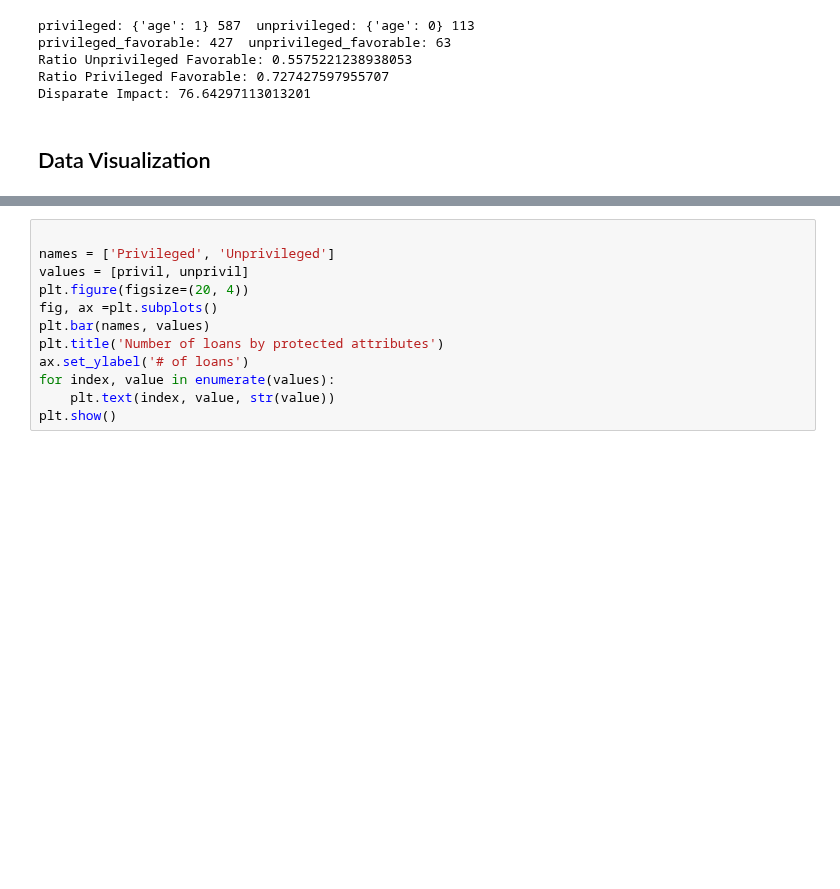
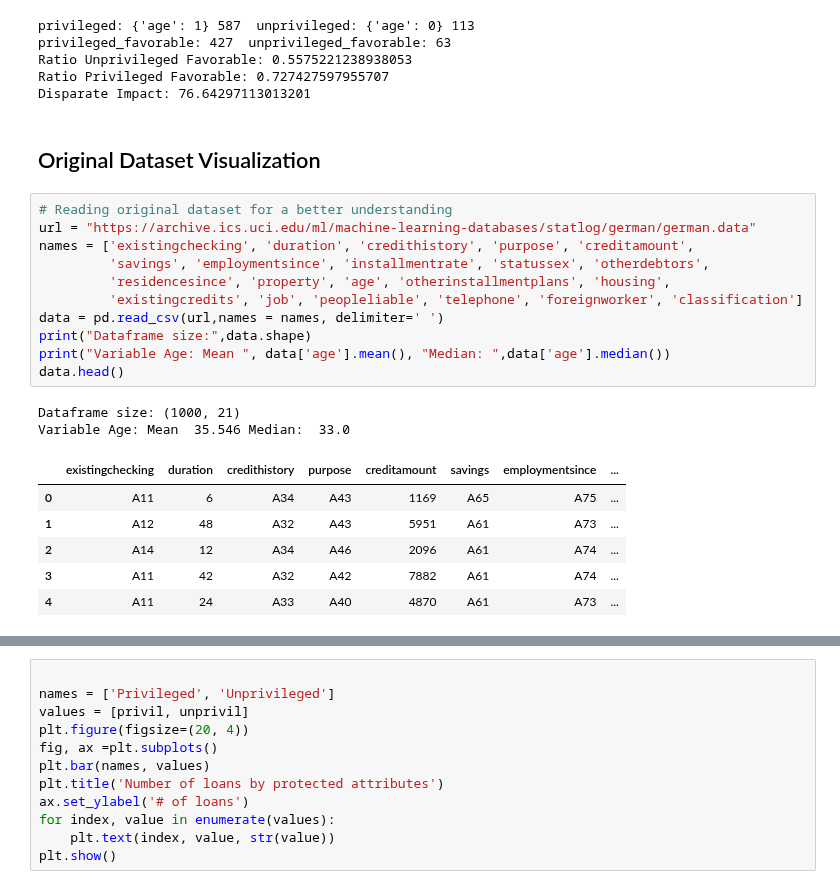
Before and after one commit to frios2020/Financial-Credit, a Jupyter notebook: Project_1_Data_Mining_Summer_2020.ipynb, the cells around one changed output, grey strips where cells are left out. Cells and saved outputs as stored; diff of their text form; blank space fills up the shorter version.

```diff
--- a/Project_1_Data_Mining_Summer_2020.ipynb
+++ b/Project_1_Data_Mining_Summer_2020.ipynb
@@ -285,4 +306,24 @@ Ratio Unprivileged Favorable: 0.5575221238938053
 Ratio Privileged Favorable: 0.727427597955707
 Disparate Impact: 76.64297113013201
 # %% [markdown]
-## Data Visualization
+## Original Dataset Visualization
+# %%
+# Reading original dataset for a better understanding
+url = "https://archive.ics.uci.edu/ml/machine-learning-databases/statlog/german/german.data"
+names = ['existingchecking', 'duration', 'credithistory', 'purpose', 'creditamount',
+         'savings', 'employmentsince', 'installmentrate', 'statussex', 'otherdebtors',
+         'residencesince', 'property', 'age', 'otherinstallmentplans', 'housing',
+         'existingcredits', 'job', 'peopleliable', 'telephone', 'foreignworker', 'classification']
+data = pd.read_csv(url,names = names, delimiter=' ')
+print("Dataframe size:",data.shape)
+print("Variable Age: Mean ", data['age'].mean(), "Median: ",data['age'].median())
+data.head()
+# %% [output]
+Dataframe size: (1000, 21)
+Variable Age: Mean  35.546 Median:  33.0
+|  | existingchecking | duration | credithistory | purpose | creditamount | savings | employmentsince | ... |
+| 0 | A11 | 6 | A34 | A43 | 1169 | A65 | A75 | ... |
+| 1 | A12 | 48 | A32 | A43 | 5951 | A61 | A73 | ... |
+| 2 | A14 | 12 | A34 | A46 | 2096 | A61 | A74 | ... |
+| 3 | A11 | 42 | A32 | A42 | 7882 | A61 | A74 | ... |
+| 4 | A11 | 24 | A33 | A40 | 4870 | A61 | A73 | ... |
```
Also changed, not shown: parts of 16 cells of this notebook.
